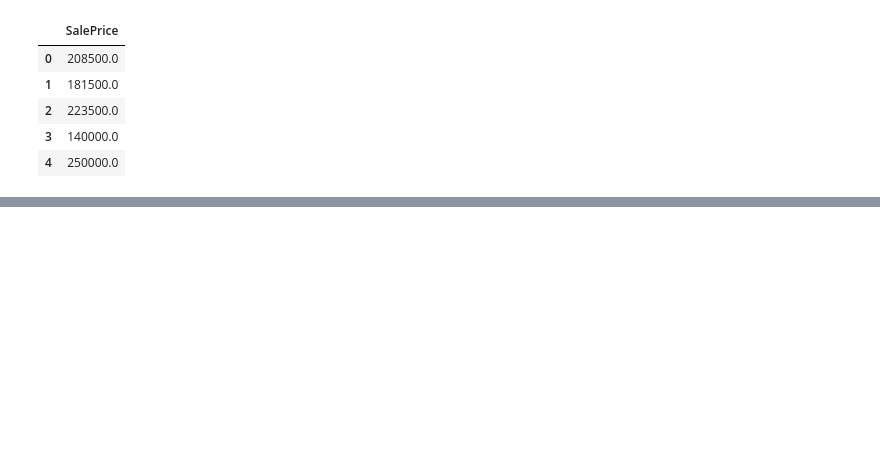
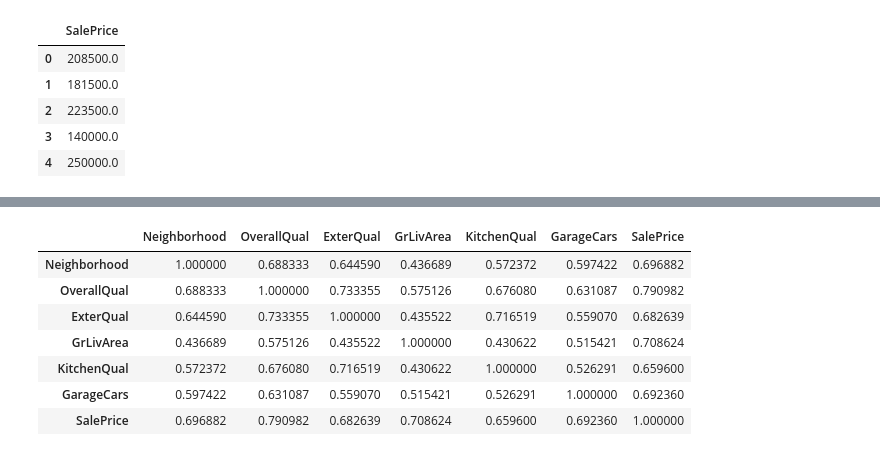
Before and after one commit to gotagod/kaggle_housing_compe, a Jupyter notebook: Housing.ipynb, the cells around one changed output, grey strips where cells are left out. Drawn from its saved outputs; the diff is of its cells as text; code cells hidden in the pictures; blank space fills up the shorter version.

```diff
--- a/Housing.ipynb
+++ b/Housing.ipynb
@@ -85,0 +92,14 @@ plt.show()
+# %%
+#corrが一定数以上の変数のみ格納
+df_corr = df_pickup.corr()
+df_corr_picked = df_corr[df_corr.SalePrice >= 0.65]
+df_corr_picked
+# %% [output]
+|  | Neighborhood | OverallQual | ExterQual | GrLivArea | KitchenQual | GarageCars | SalePrice |
+| Neighborhood | 1.000000 | 0.688333 | 0.644590 | 0.436689 | 0.572372 | 0.597422 | 0.696882 |
+| OverallQual | 0.688333 | 1.000000 | 0.733355 | 0.575126 | 0.676080 | 0.631087 | 0.790982 |
+| ExterQual | 0.644590 | 0.733355 | 1.000000 | 0.435522 | 0.716519 | 0.559070 | 0.682639 |
+| GrLivArea | 0.436689 | 0.575126 | 0.435522 | 1.000000 | 0.430622 | 0.515421 | 0.708624 |
+| KitchenQual | 0.572372 | 0.676080 | 0.716519 | 0.430622 | 1.000000 | 0.526291 | 0.659600 |
+| GarageCars | 0.597422 | 0.631087 | 0.559070 | 0.515421 | 0.526291 | 1.000000 | 0.692360 |
+| SalePrice | 0.696882 | 0.790982 | 0.682639 | 0.708624 | 0.659600 | 0.692360 | 1.000000 |
```
Also changed, not shown: parts of 23 cells of this notebook, 1 other file.
